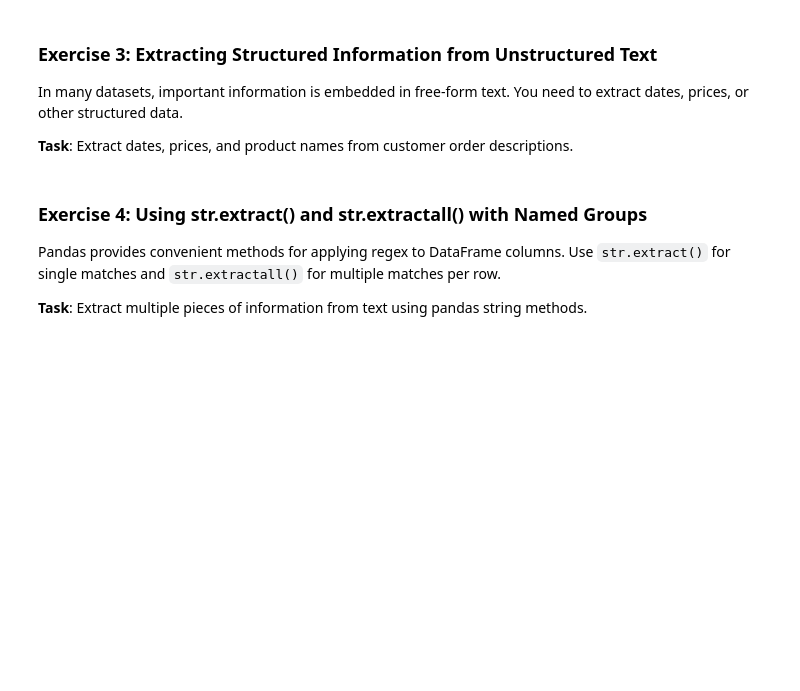
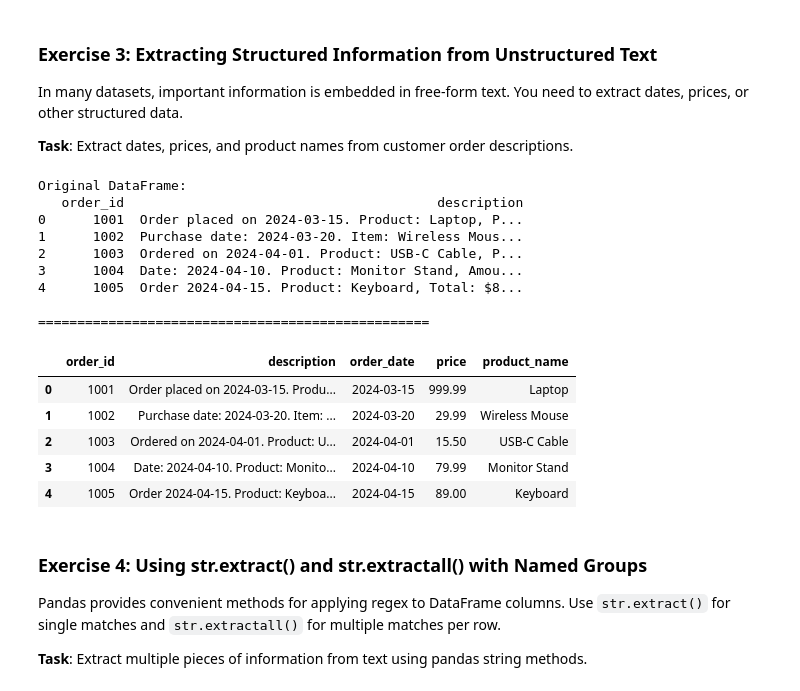
Before and after one commit to Ref4al/Week5, a Jupyter notebook: 03_regex_ex.ipynb, the cells around one changed output. Cells and saved outputs as stored; diff of their text form; code cells hidden in the pictures; blank space fills up the shorter version.

```diff
--- a/03_regex_ex.ipynb
+++ b/03_regex_ex.ipynb
@@ -508,33 +508,53 @@ In many datasets, important information is embedded in free-form text. You need
 # Sample data: Order descriptions with embedded information
 df = pd.DataFrame({
     'order_id': [1001, 1002, 1003, 1004, 1005],
     'description': [
         'Order placed on 2024-03-15. Product: Laptop, Price: $999.99',
         'Purchase date: 2024-03-20. Item: Wireless Mouse, Cost: $29.99',
         'Ordered on 2024-04-01. Product: USB-C Cable, Price: $15.50',
         'Date: 2024-04-10. Product: Monitor Stand, Amount: $79.99',
         'Order 2024-04-15. Product: Keyboard, Total: $89.00'
     ]
 })
 
 print("Original DataFrame:")
 print(df)
 print("\n" + "="*50 + "\n")
 
 # Task 1: Extract dates in YYYY-MM-DD format
 # Create a new column 'order_date'
 ### YOUR CODE HERE ###
+df["order_date"] = df["description"].str.extract(r"(\d{4}-\d{2}-\d{2})")
 
 # Task 2: Extract prices (handle formats like $999.99, $29.99, etc.)
 # Create a new column 'price' (as float, without the $ sign)
 ### YOUR CODE HERE ###
+df["price"] = df["description"].str.extract(r"\$(\d+\.\d+)").astype(float)
 
 # Task 3: Extract product names (text after "Product:" or "Item:")
 # Create a new column 'product_name'
 ### YOUR CODE HERE ###
+df["product_name"] = df["description"].str.extract(r"(?:Product|Item):\s*([^,]+)")
 
 # Display the cleaned DataFrame
 ### YOUR CODE HERE ###
+df
+# %% [output]
+Original DataFrame:
+   order_id                                        description
+0      1001  Order placed on 2024-03-15. Product: Laptop, P...
+1      1002  Purchase date: 2024-03-20. Item: Wireless Mous...
+2      1003  Ordered on 2024-04-01. Product: USB-C Cable, P...
+3      1004  Date: 2024-04-10. Product: Monitor Stand, Amou...
+4      1005  Order 2024-04-15. Product: Keyboard, Total: $8...
+
+==================================================
+|  | order_id | description | order_date | price | product_name |
+| 0 | 1001 | Order placed on 2024-03-15. Produ... | 2024-03-15 | 999.99 | Laptop |
+| 1 | 1002 | Purchase date: 2024-03-20. Item: ... | 2024-03-20 | 29.99 | Wireless Mouse |
+| 2 | 1003 | Ordered on 2024-04-01. Product: U... | 2024-04-01 | 15.50 | USB-C Cable |
+| 3 | 1004 | Date: 2024-04-10. Product: Monito... | 2024-04-10 | 79.99 | Monitor Stand |
+| 4 | 1005 | Order 2024-04-15. Product: Keyboa... | 2024-04-15 | 89.00 | Keyboard |
 # %% [markdown]
 ### Exercise 4: Using str.extract() and str.extractall() with Named Groups
 
```
